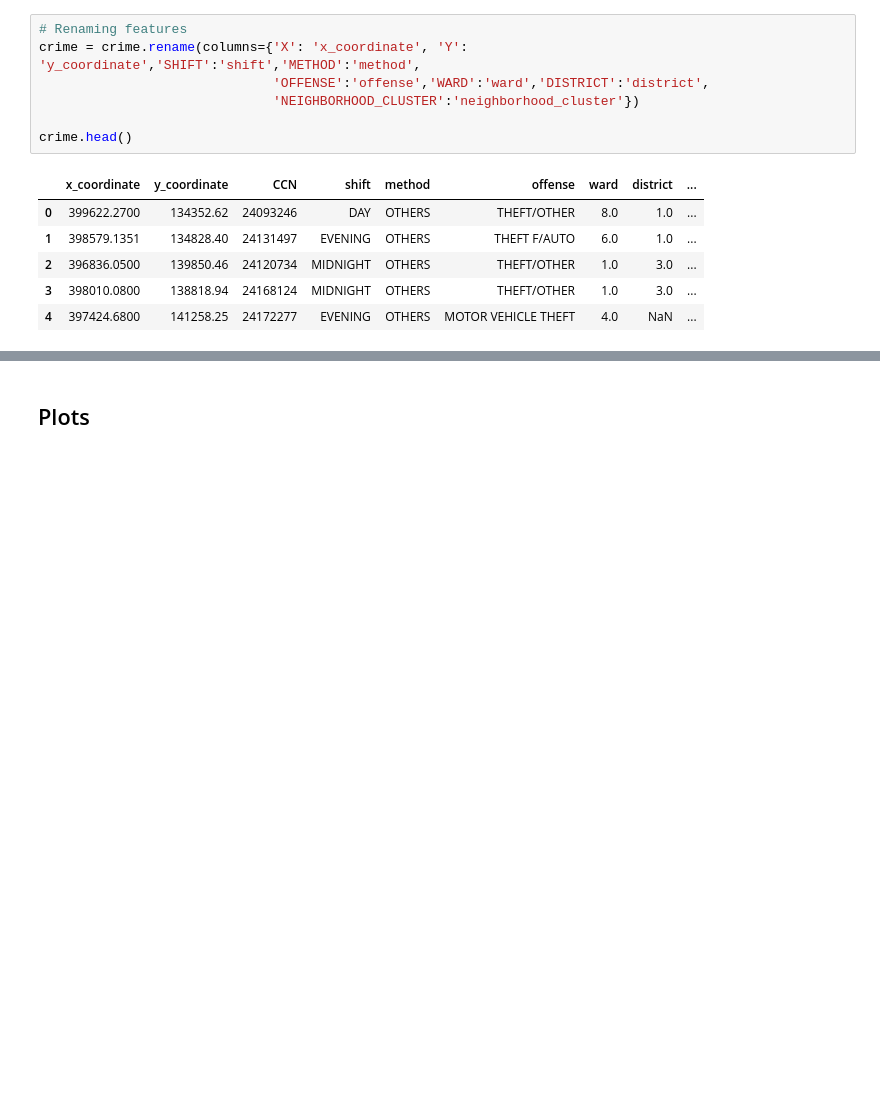
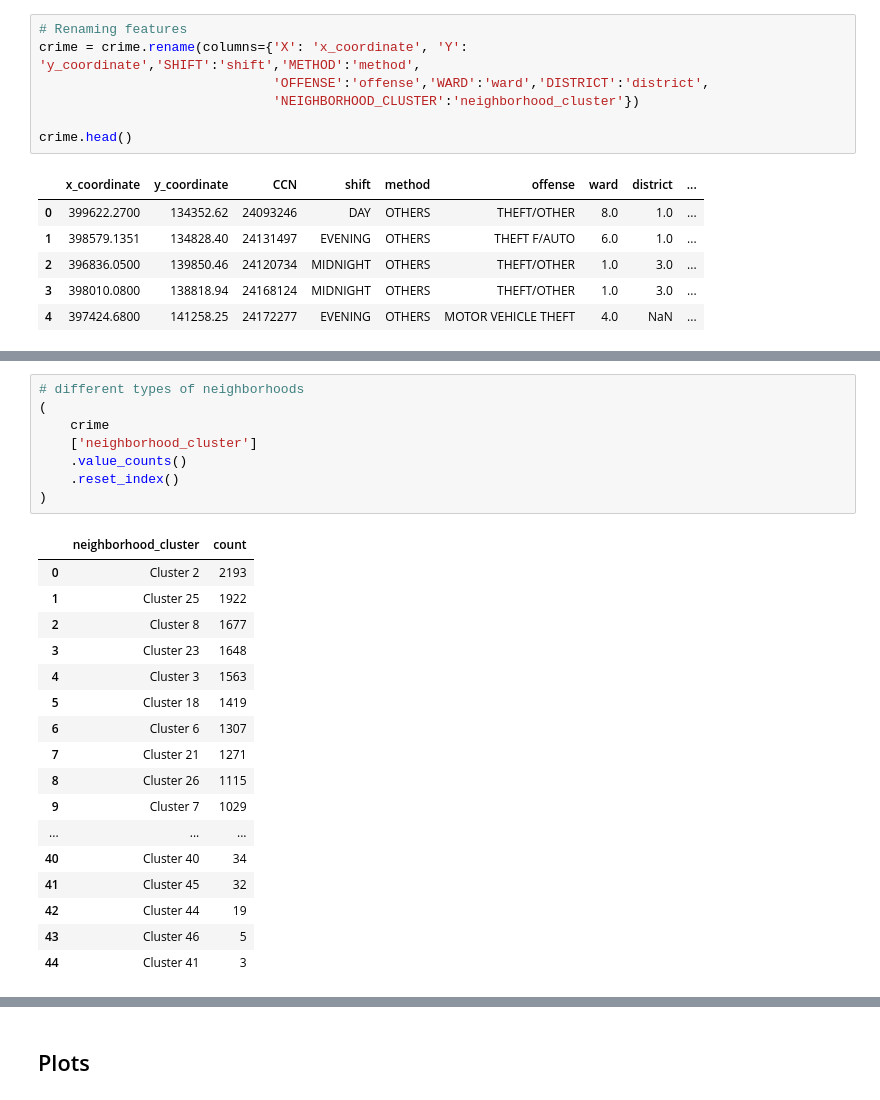
Before and after one commit to salamutu/DS-Final-Project, a Jupyter notebook: project_checkin_1.ipynb, the cells around one changed output, grey strips where cells are left out. Saved outputs shown, nothing was run; the diff lists cells and outputs as text; blank space fills up the shorter version.

```diff
--- a/project_checkin_1.ipynb
+++ b/project_checkin_1.ipynb
@@ -87,0 +108,26 @@ crime.head()
+# %%
+# different types of neighborhoods
+(
+    crime
+    ['neighborhood_cluster']
+    .value_counts()
+    .reset_index()
+)
+# %% [output]
+|  | neighborhood_cluster | count |
+| 0 | Cluster 2 | 2193 |
+| 1 | Cluster 25 | 1922 |
+| 2 | Cluster 8 | 1677 |
+| 3 | Cluster 23 | 1648 |
+| 4 | Cluster 3 | 1563 |
+| 5 | Cluster 18 | 1419 |
+| 6 | Cluster 6 | 1307 |
+| 7 | Cluster 21 | 1271 |
+| 8 | Cluster 26 | 1115 |
+| 9 | Cluster 7 | 1029 |
+| ... | ... | ... |
+| 40 | Cluster 40 | 34 |
+| 41 | Cluster 45 | 32 |
+| 42 | Cluster 44 | 19 |
+| 43 | Cluster 46 | 5 |
+| 44 | Cluster 41 | 3 |
```
Also changed, not shown: parts of 3 cells of this notebook, 1 other file.
